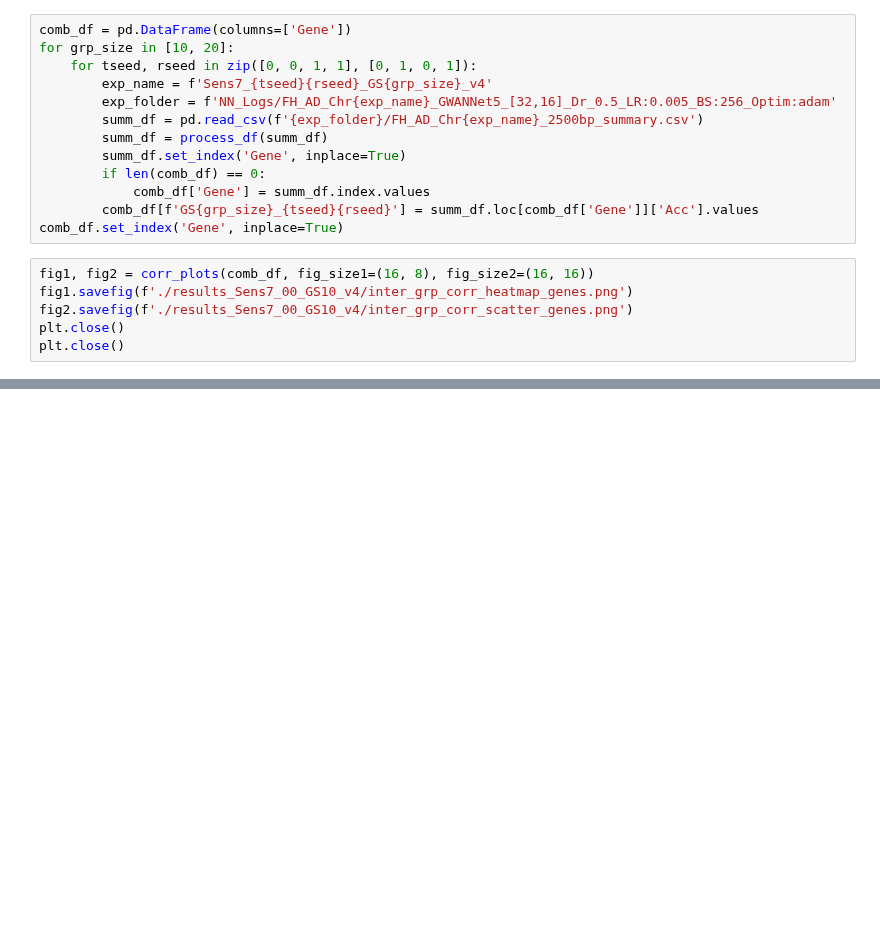
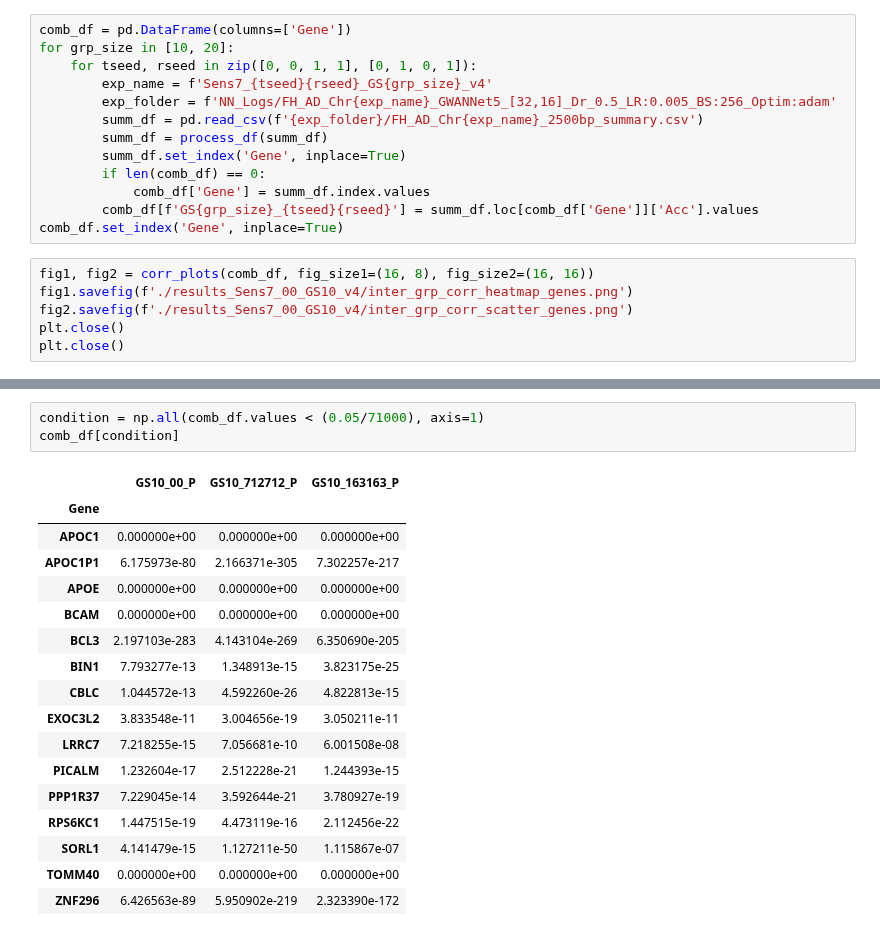
Before and after one commit to titoghose/GWANN, a Jupyter notebook: Code_AD/sensitivity_plots.ipynb, the cells around one changed output, grey strips where cells are left out. Saved outputs shown, nothing was run; the diff lists cells and outputs as text; blank space fills up the shorter version.

```diff
--- a/Code_AD/sensitivity_plots.ipynb
+++ b/Code_AD/sensitivity_plots.ipynb
@@ -793,0 +835,21 @@ plt.close()
+# %%
+condition = np.all(comb_df.values < (0.05/71000), axis=1)
+comb_df[condition]
+# %% [output]
+|  | GS10_00_P | GS10_712712_P | GS10_163163_P |
+| Gene |  |  |  |
+| APOC1 | 0.000000e+00 | 0.000000e+00 | 0.000000e+00 |
+| APOC1P1 | 6.175973e-80 | 2.166371e-305 | 7.302257e-217 |
+| APOE | 0.000000e+00 | 0.000000e+00 | 0.000000e+00 |
+| BCAM | 0.000000e+00 | 0.000000e+00 | 0.000000e+00 |
+| BCL3 | 2.197103e-283 | 4.143104e-269 | 6.350690e-205 |
+| BIN1 | 7.793277e-13 | 1.348913e-15 | 3.823175e-25 |
+| CBLC | 1.044572e-13 | 4.592260e-26 | 4.822813e-15 |
+| EXOC3L2 | 3.833548e-11 | 3.004656e-19 | 3.050211e-11 |
+| LRRC7 | 7.218255e-15 | 7.056681e-10 | 6.001508e-08 |
+| PICALM | 1.232604e-17 | 2.512228e-21 | 1.244393e-15 |
+| PPP1R37 | 7.229045e-14 | 3.592644e-21 | 3.780927e-19 |
+| RPS6KC1 | 1.447515e-19 | 4.473119e-16 | 2.112456e-22 |
+| SORL1 | 4.141479e-15 | 1.127211e-50 | 1.115867e-07 |
+| TOMM40 | 0.000000e+00 | 0.000000e+00 | 0.000000e+00 |
+| ZNF296 | 6.426563e-89 | 5.950902e-219 | 2.323390e-172 |
```
Also changed, not shown: parts of 5 cells of this notebook, 5 other files.
